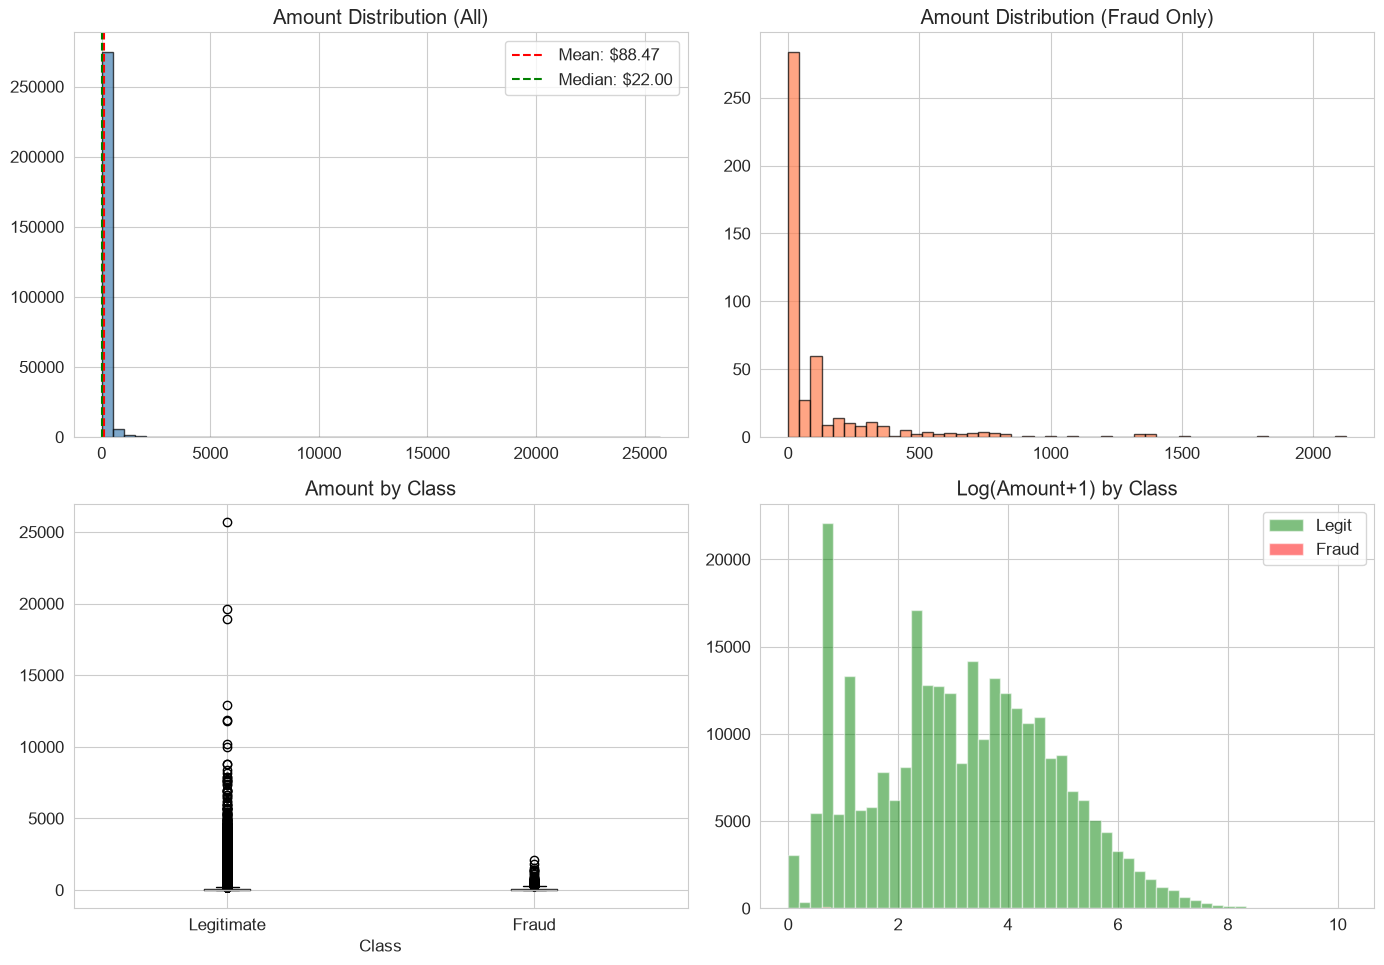
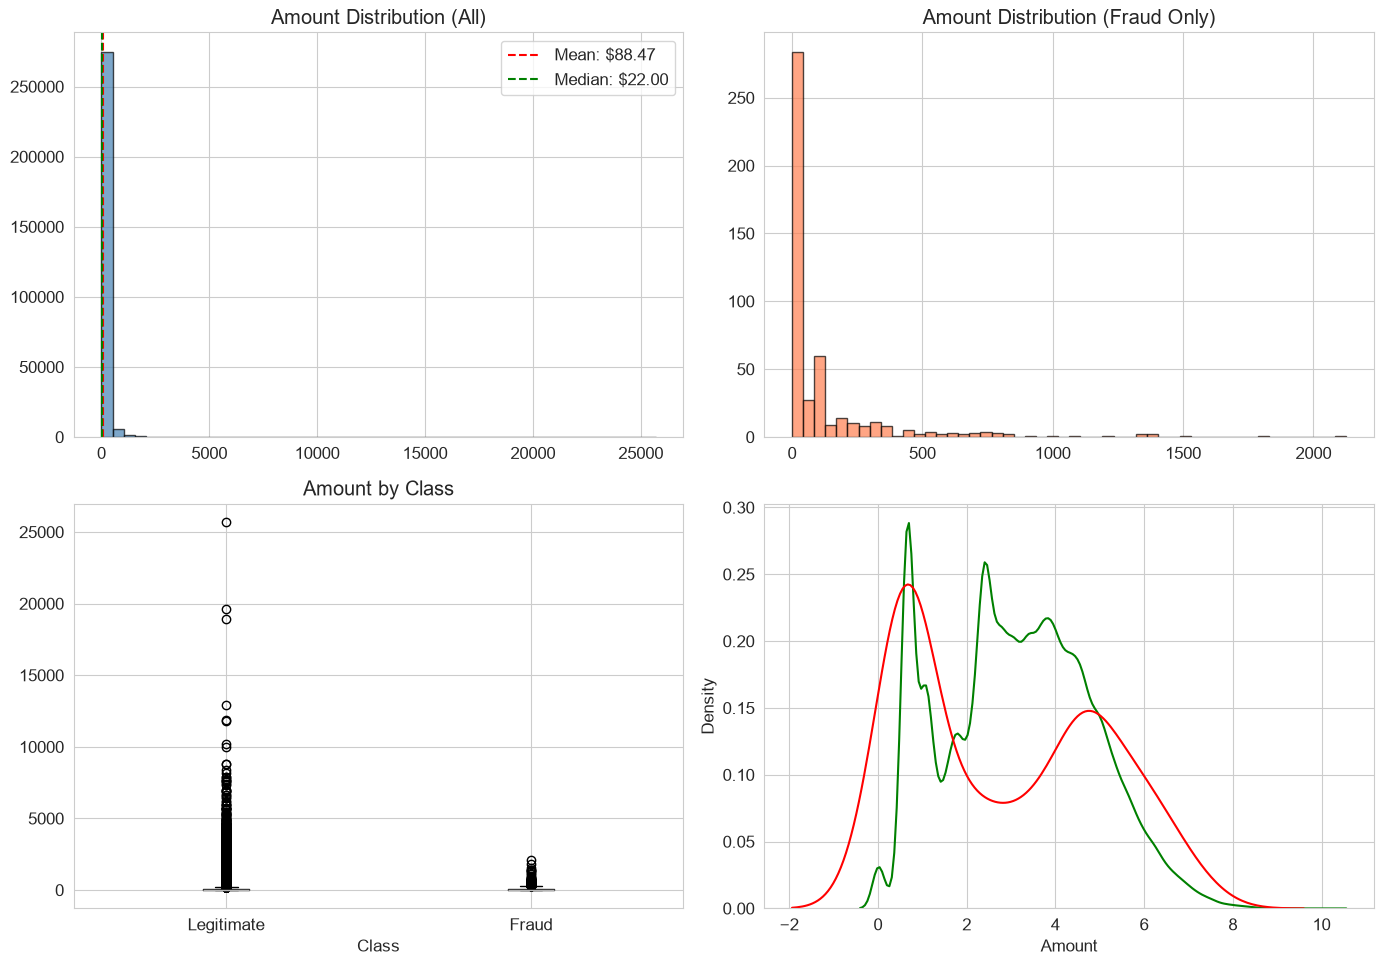
Unified diff of the notebook cell whose output changed from the first chart to the second:
--- before
+++ after
@@ -18,8 +18,7 @@
 # Log-transformed
 amt_log = np.log1p(df["Amount"])
-axes[1, 1].hist(amt_log[df["Class"] == 0], bins=50, alpha=0.5, label="Legit", color="green")
-axes[1, 1].hist(amt_log[df["Class"] == 1], bins=50, alpha=0.5, label="Fraud", color="red")
-axes[1, 1].set_title("Log(Amount+1) by Class")
-axes[1, 1].legend()
+sns.kdeplot(amt_log[df["Class"] == 0], label="Legit", color="green", ax=axes[1, 1])
+sns.kdeplot(amt_log[df["Class"] == 1], label="Fraud", color="red", ax=axes[1, 1])
+
 
 plt.tight_layout()

Commit: feat: Data Analysis and Preprocessing